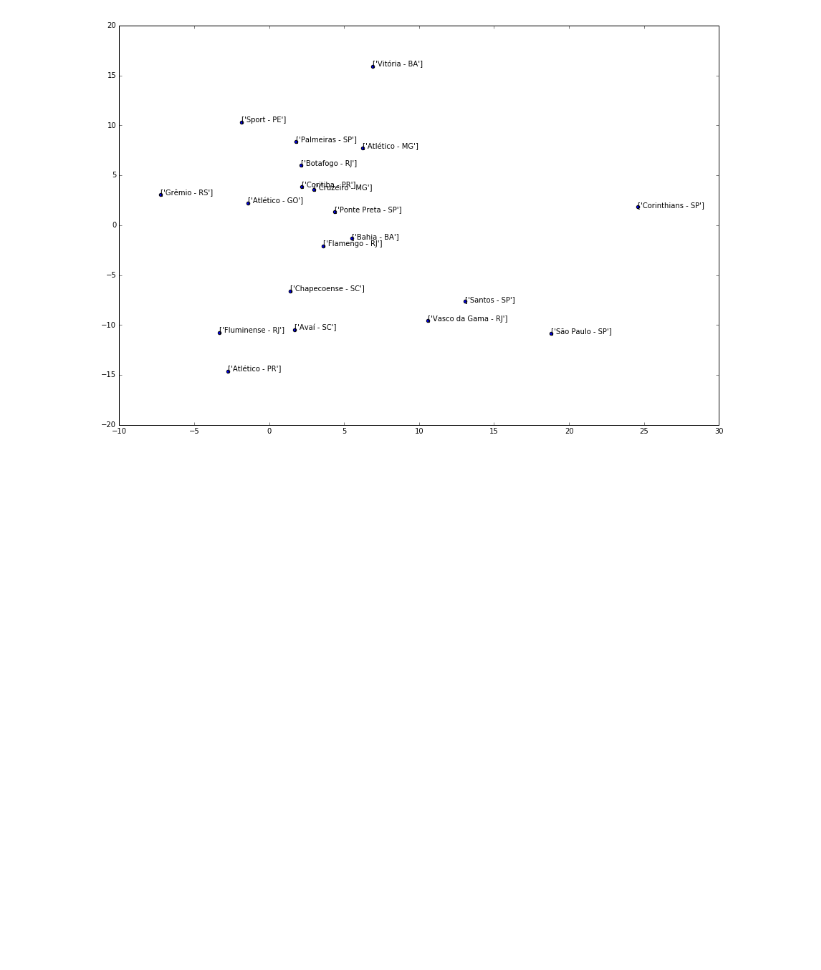
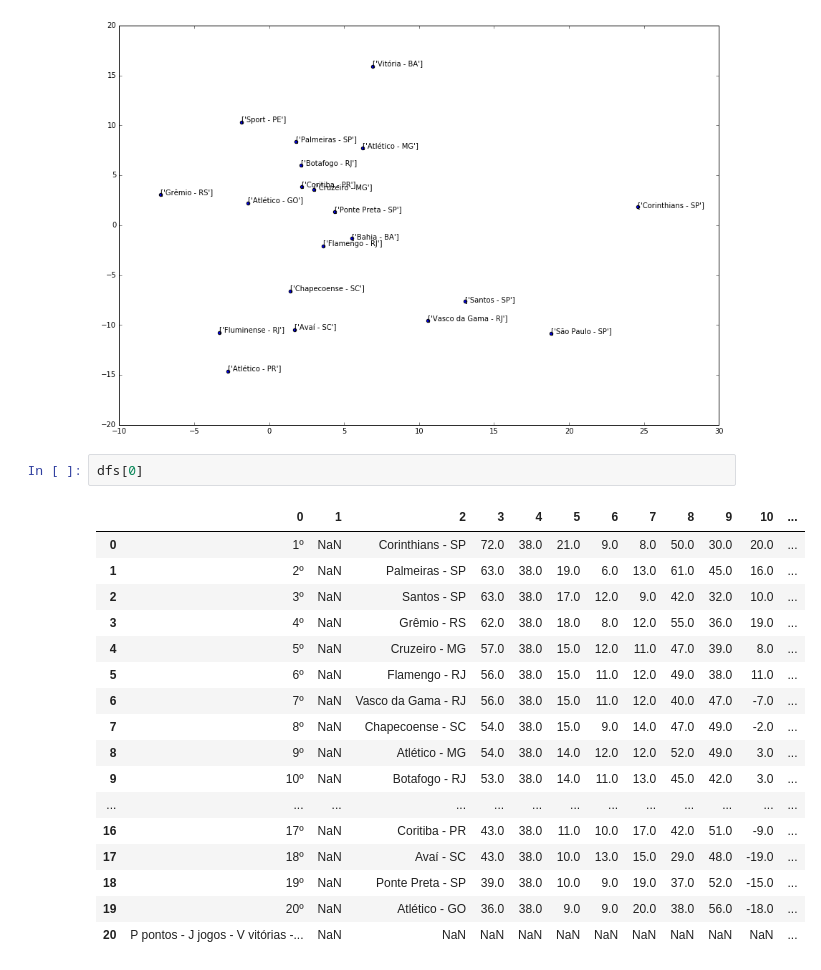
Before and after one commit to dalraf/jupyter, a Jupyter notebook: Campeonato Brasileiro.ipynb, the cells around one changed output. Cells and saved outputs as stored; diff of their text form; blank space fills up the shorter version.

```diff
--- a/Campeonato Brasileiro.ipynb
+++ b/Campeonato Brasileiro.ipynb
@@ -69,3 +69,23 @@ for i, txt in enumerate(listatimes):
 plt.show()
 # %% [output]
 [figure]
+# %%
+dfs[0]
+# %% [output]
+|  | 0 | 1 | 2 | 3 | 4 | 5 | 6 | 7 | 8 | 9 | 10 | ... |
+| 0 | 1º | NaN | Corinthians - SP | 72.0 | 38.0 | 21.0 | 9.0 | 8.0 | 50.0 | 30.0 | 20.0 | ... |
+| 1 | 2º | NaN | Palmeiras - SP | 63.0 | 38.0 | 19.0 | 6.0 | 13.0 | 61.0 | 45.0 | 16.0 | ... |
+| 2 | 3º | NaN | Santos - SP | 63.0 | 38.0 | 17.0 | 12.0 | 9.0 | 42.0 | 32.0 | 10.0 | ... |
+| 3 | 4º | NaN | Grêmio - RS | 62.0 | 38.0 | 18.0 | 8.0 | 12.0 | 55.0 | 36.0 | 19.0 | ... |
+| 4 | 5º | NaN | Cruzeiro - MG | 57.0 | 38.0 | 15.0 | 12.0 | 11.0 | 47.0 | 39.0 | 8.0 | ... |
+| 5 | 6º | NaN | Flamengo - RJ | 56.0 | 38.0 | 15.0 | 11.0 | 12.0 | 49.0 | 38.0 | 11.0 | ... |
+| 6 | 7º | NaN | Vasco da Gama - RJ | 56.0 | 38.0 | 15.0 | 11.0 | 12.0 | 40.0 | 47.0 | -7.0 | ... |
+| 7 | 8º | NaN | Chapecoense - SC | 54.0 | 38.0 | 15.0 | 9.0 | 14.0 | 47.0 | 49.0 | -2.0 | ... |
+| 8 | 9º | NaN | Atlético - MG | 54.0 | 38.0 | 14.0 | 12.0 | 12.0 | 52.0 | 49.0 | 3.0 | ... |
+| 9 | 10º | NaN | Botafogo - RJ | 53.0 | 38.0 | 14.0 | 11.0 | 13.0 | 45.0 | 42.0 | 3.0 | ... |
+| ... | ... | ... | ... | ... | ... | ... | ... | ... | ... | ... | ... | ... |
+| 16 | 17º | NaN | Coritiba - PR | 43.0 | 38.0 | 11.0 | 10.0 | 17.0 | 42.0 | 51.0 | -9.0 | ... |
+| 17 | 18º | NaN | Avaí - SC | 43.0 | 38.0 | 10.0 | 13.0 | 15.0 | 29.0 | 48.0 | -19.0 | ... |
+| 18 | 19º | NaN | Ponte Preta - SP | 39.0 | 38.0 | 10.0 | 9.0 | 19.0 | 37.0 | 52.0 | -15.0 | ... |
+| 19 | 20º | NaN | Atlético - GO | 36.0 | 38.0 | 9.0 | 9.0 | 20.0 | 38.0 | 56.0 | -18.0 | ... |
+| 20 | P pontos - J jogos - V vitórias -... | NaN | NaN | NaN | NaN | NaN | NaN | NaN | NaN | NaN | NaN | ... |
```
Also changed, not shown: parts of 1 cell of this notebook, 1 other file.
